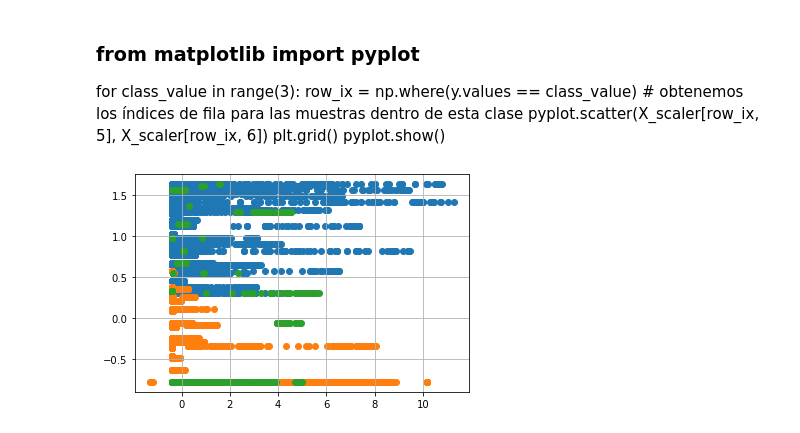
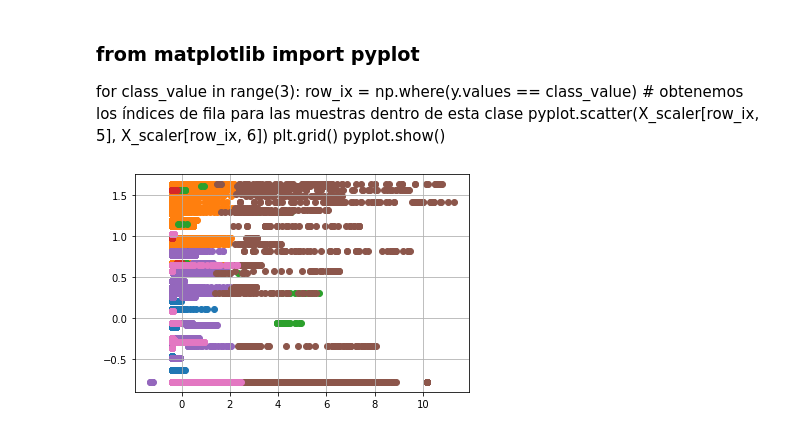
Before and after one commit to villagranp/DEV_Python, a Jupyter notebook: UNIR IA3/Tarea3_IA.ipynb, the cells around one changed output. Drawn from its saved outputs; the diff is of its cells as text; code cells hidden in the pictures.

Commit message:
agregado Tarea 3 y Kmeans

```diff
--- a/UNIR IA3/Tarea3_IA.ipynb
+++ b/UNIR IA3/Tarea3_IA.ipynb
@@ -203,12 +203,20 @@ df2.plot.hist(bins=3,figsize=(20,5),grid=True)
 # %%
 classes = []
 for y in df2['Total2020']:
-    if y >= 0 and y <=35:
+    if y <= 14 :
         classes.append(0)
-    elif  y >= 36 and y <=65:
+    elif y >= 15 and y <= 29 :
         classes.append(1)
+    elif y >= 30 and y <= 44 :
+        classes.append(2)
+    elif y >= 45 and y <= 59 :
+        classes.append(3)
+    elif y >= 60 and y <= 74 :
+        classes.append(4)
+    elif y >= 75 and y <= 89 :
+        classes.append(5)
     else:
-        classes.append(2)
+        classes.append(6)
 # %%
 df2['classes'] = classes
 df2.head()
@@ -297,7 +324,7 @@ print(X_scaler)
 # %%
 #Grupos de relación entre el casos acumulados de covid y el porcentaje de sanidad
 from matplotlib import pyplot
-for class_value in range(3):
+for class_value in range(7):
     row_ix = np.where(y.values == class_value) # obtenemos los índices de fila para las muestras dentro de es ta clase
     pyplot.scatter(X_scaler[row_ix, 5], X_scaler[row_ix, 6])
 plt.grid()
@@ -306,0 +334,9 @@ pyplot.show()
+# %%
+from sklearn.cluster import KMeans
+
+inercia = []
+for i in range(1, 20):
+    algoritmo = KMeans(n_clusters= i, init="k-means++",
+                        max_iter= 300, n_init= 10)
+    algoritmo.fit(X_scaler)
+    inercia.append(algoritmo.inertia_)
@@ -312,22 +361,22 @@ for class_value in range(3):
 plt.grid()
 pyplot.show()
 # %%
-model = KMeans(n_clusters=3)
+model = KMeans(n_clusters=7)
 # ajustamos el modelo
 model.fit(X_scaler)
 # asignamos un cluster a cada ejemplo
 yhat = model.predict(X_scaler)
 # obtenemos los clústers únicos
 clusters = np.unique(yhat)
 # creamos un gráfico de dispersión para las muestras de cada clú ster
 for cluster in clusters:
     row_ix = np.where(yhat == cluster) # obtenemos los índices de fila para las muestras dentro de es te clúster
     pyplot.scatter(X_scaler[row_ix, 5], X_scaler[row_ix, 6]) # creamos un mapa de dispersión para estas muestras
 # mostramos el gráfico
 pyplot.grid()
 pyplot.show()
 # %% [output]
-[figure, old version]
+[figure, new version]
 # %%
 import tensorflow as tf
 from keras import *
```
Also changed, not shown: parts of 13 cells of this notebook, 2 other files.
